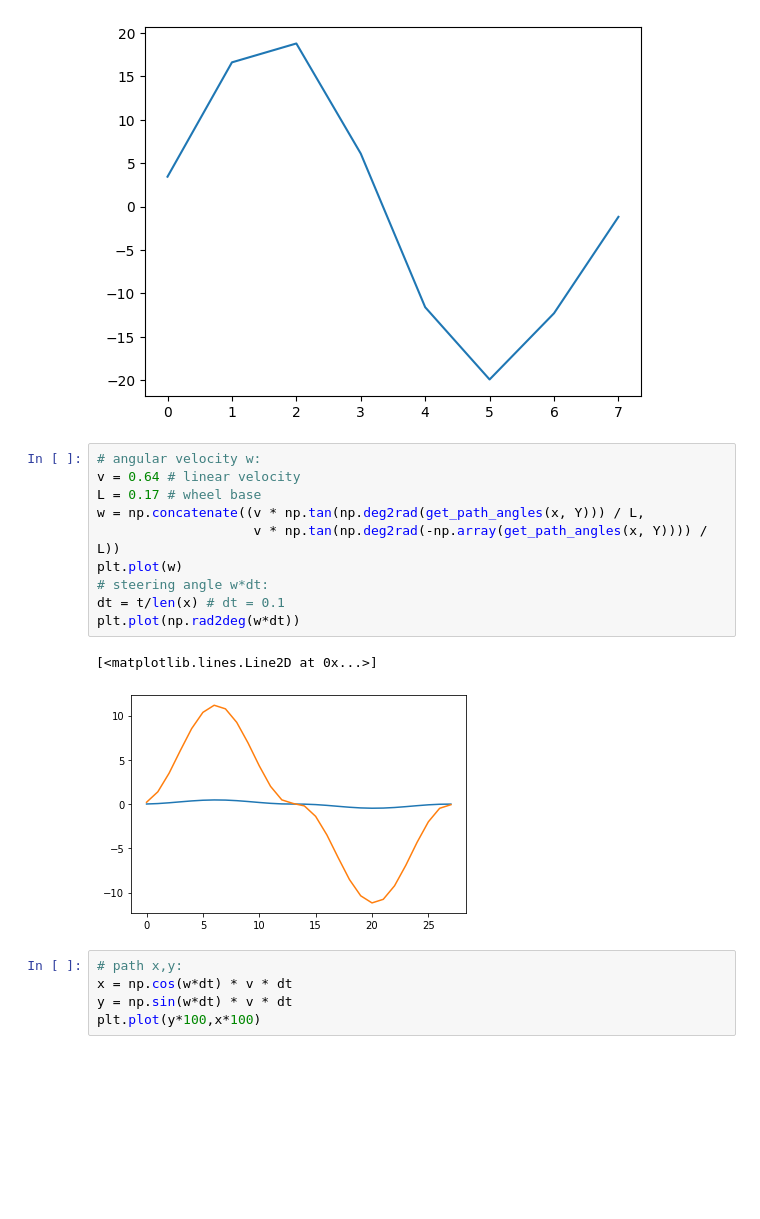
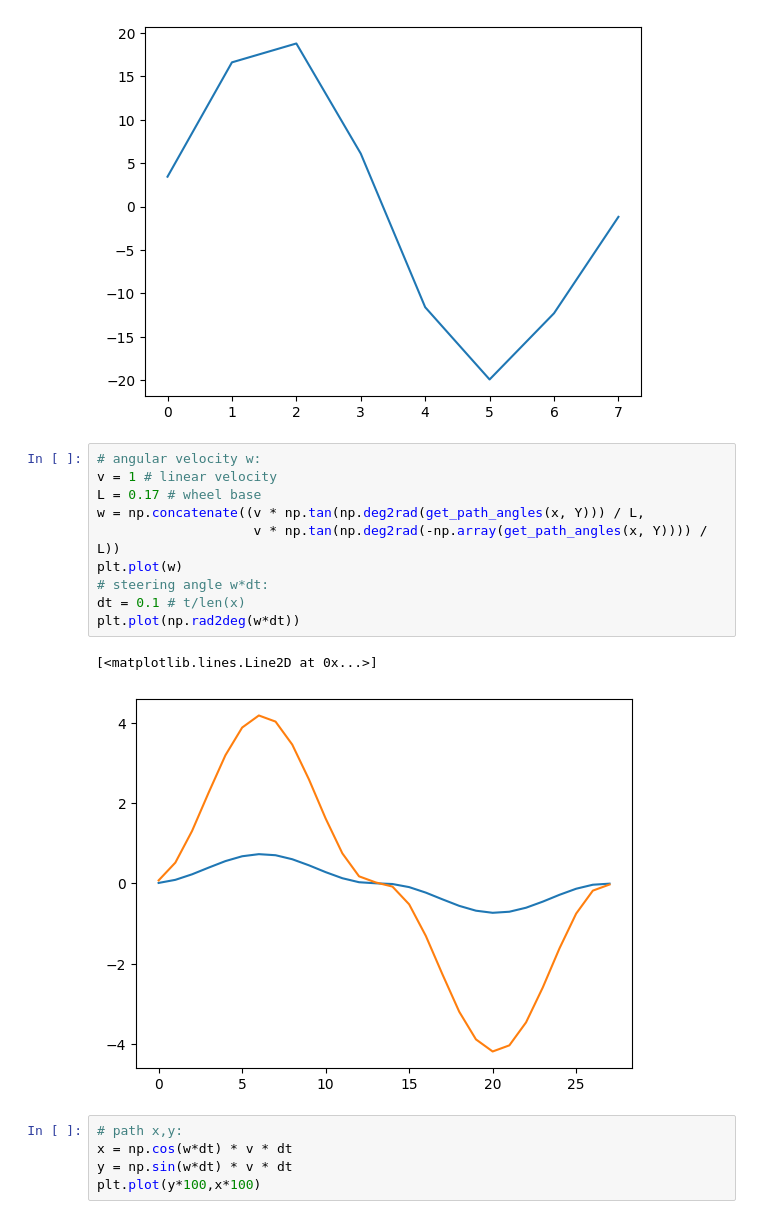
Before and after one commit to legonko/Final-project, a Jupyter notebook: lib/utils/test_path_planning.ipynb, the cells around one changed output. Saved outputs shown, nothing was run; the diff lists cells and outputs as text; blank space fills up the shorter version.

```diff
--- a/lib/utils/test_path_planning.ipynb
+++ b/lib/utils/test_path_planning.ipynb
@@ -129,17 +129,17 @@ plt.plot(np.rad2deg(steerings))
 [figure]
 # %%
 # angular velocity w:
-v = 0.64 # linear velocity
+v = 1 # linear velocity
 L = 0.17 # wheel base
 w = np.concatenate((v * np.tan(np.deg2rad(get_path_angles(x, Y))) / L,
                     v * np.tan(np.deg2rad(-np.array(get_path_angles(x, Y)))) / L))
 plt.plot(w)
 # steering angle w*dt:
-dt = t/len(x) # dt = 0.1
+dt = 0.1 # t/len(x)
 plt.plot(np.rad2deg(w*dt))
 # %% [output]
 [<matplotlib.lines.Line2D at 0x...>]
-[figure, old version]
+[figure, new version]
 # %%
 # path x,y:
 x = np.cos(w*dt) * v * dt
```
Also changed, not shown: parts of 14 cells of this notebook, 18 other files.
